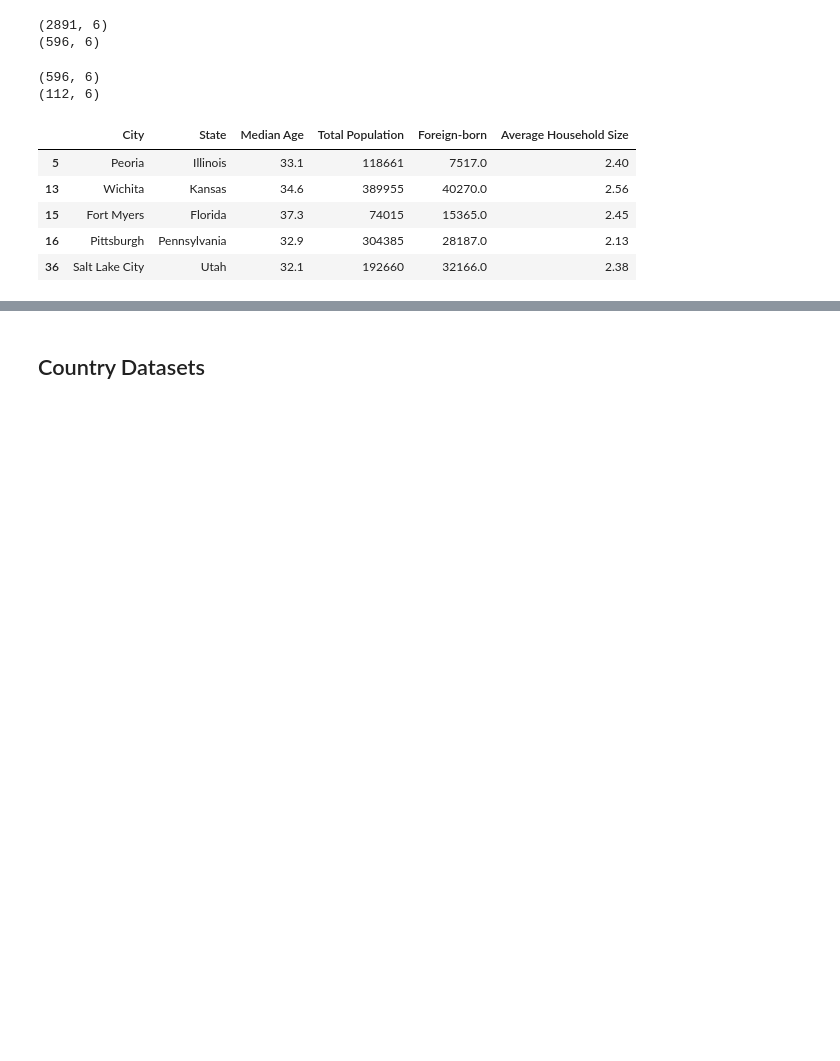
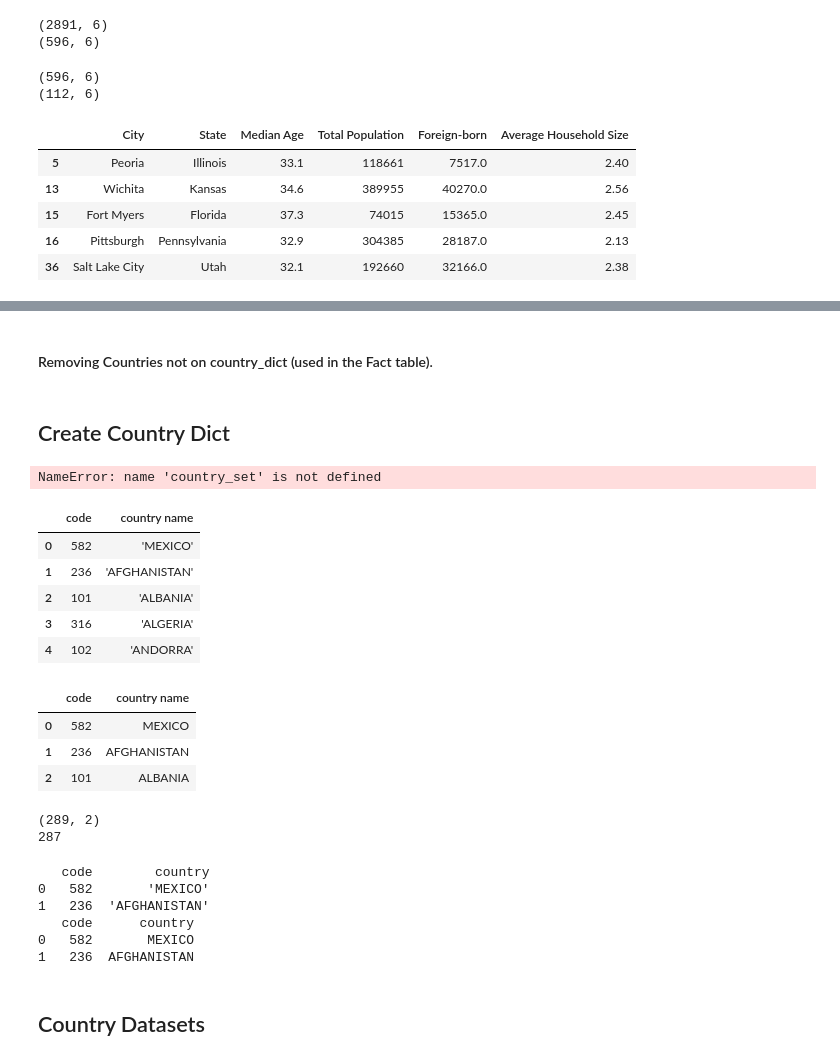
Before and after one commit to EnzoCalogero/capstone_immigration_analysis, a Jupyter notebook: cleaning Datasets/cleaning_dimensions.ipynb, the cells around one changed output, grey strips where cells are left out. Cells and saved outputs as stored; diff of their text form; code cells hidden in the pictures; blank space fills up the shorter version.

```diff
--- a/cleaning Datasets/cleaning_dimensions.ipynb
+++ b/cleaning Datasets/cleaning_dimensions.ipynb
@@ -148,0 +164,38 @@ cites.to_csv('ready_2_USE/city.csv', index=False) #gz', compression='gzip')
+# %% [markdown]
+#### Removing Countries not on country_dict (used in the Fact table).
+# %% [markdown]
+## Create Country Dict
+# %%
+country_dict=pd.read_csv("country_dict.csv", sep="=", names=["code","country name"], skipinitialspace=True)
+country_set['country name']=country_set['country name'].str[1:].str[:-1]
+country_set['country name']=country_set['country name'].str.upper()
+country_set.head(3)
+# %% [output]
+NameError: name 'country_set' is not defined
+# %%
+country_dict=pd.read_csv("country_dict.csv", sep="=", names=["code","country name"], skipinitialspace=True)
+
+country_dict.head()
+# %% [output]
+|  | code | country name |
+| 0 | 582 | 'MEXICO' |
+| 1 | 236 | 'AFGHANISTAN' |
+| 2 | 101 | 'ALBANIA' |
+| 3 | 316 | 'ALGERIA' |
+| 4 | 102 | 'ANDORRA' |
+# %%
+country_dict['country name']=country_dict['country name'].str[1:].str[:-1]
+country_dict['country name']=country_dict['country name'].str.upper()
+country_dict.head(3)
+# %% [output]
+|  | code | country name |
+| 0 | 582 | MEXICO |
+| 1 | 236 | AFGHANISTAN |
+| 2 | 101 | ALBANIA |
+# %%
+print(country_dict.shape)
+country_set=set(country_dict['country name'])
+print(len(country_set))
+# %% [output]
+(289, 2)
+287
@@ -149,2 +204,18 @@ cites.to_csv('ready_2_USE/city.csv', index=False) #gz', compression='gzip')
+# %%
+def country_dict():
+    country_dict=pd.read_csv("country_dict.csv", sep="=", names=["code","country"], skipinitialspace=True)
+    print(country_dict.head(2))
+    country_dict['country']=country_dict['country'].str[1:].str[:-1]
+    country_dict['country']=country_dict['country'].str.upper()
+    print(country_dict.head(2))
+    country_dict.to_csv('ready_2_USE/country_dict.csv', index=False)
+country_dict()
+# %% [output]
+   code        country
+0   582       'MEXICO'
+1   236  'AFGHANISTAN'
+   code      country
+0   582       MEXICO
+1   236  AFGHANISTAN
 # %% [markdown]
 ## Country Datasets
```
Also changed, not shown: parts of 13 cells of this notebook.
